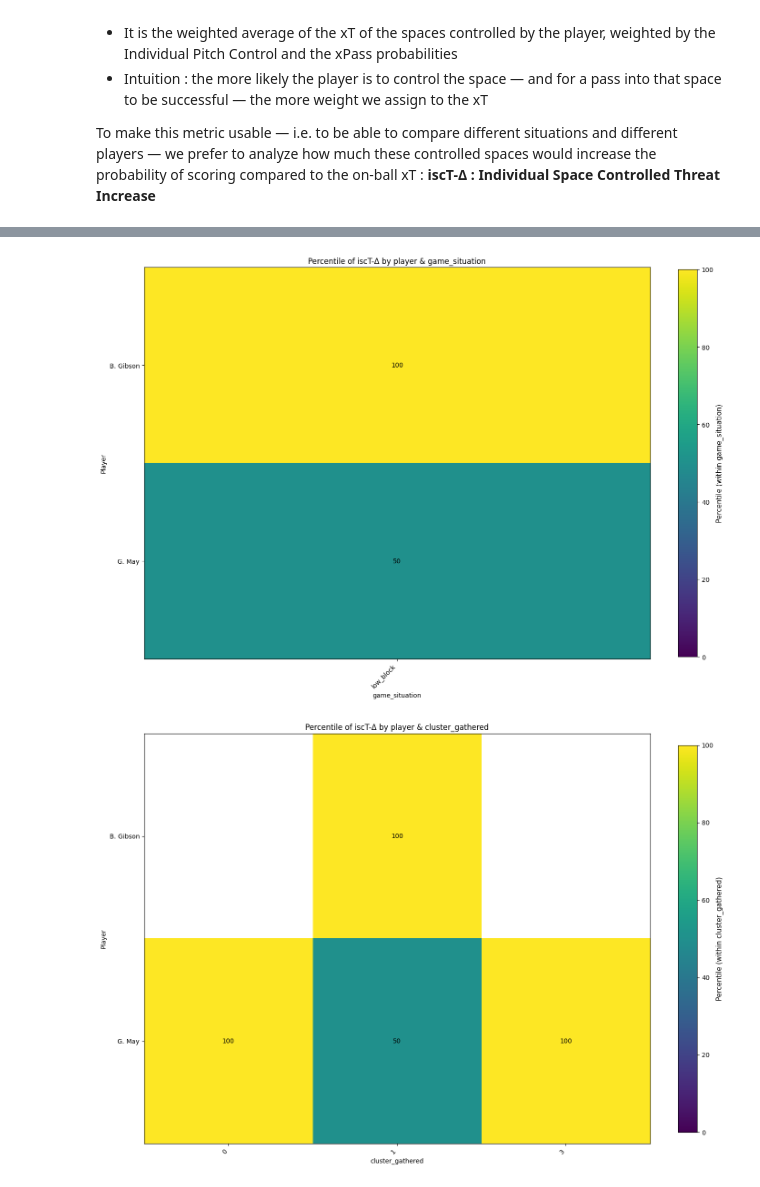
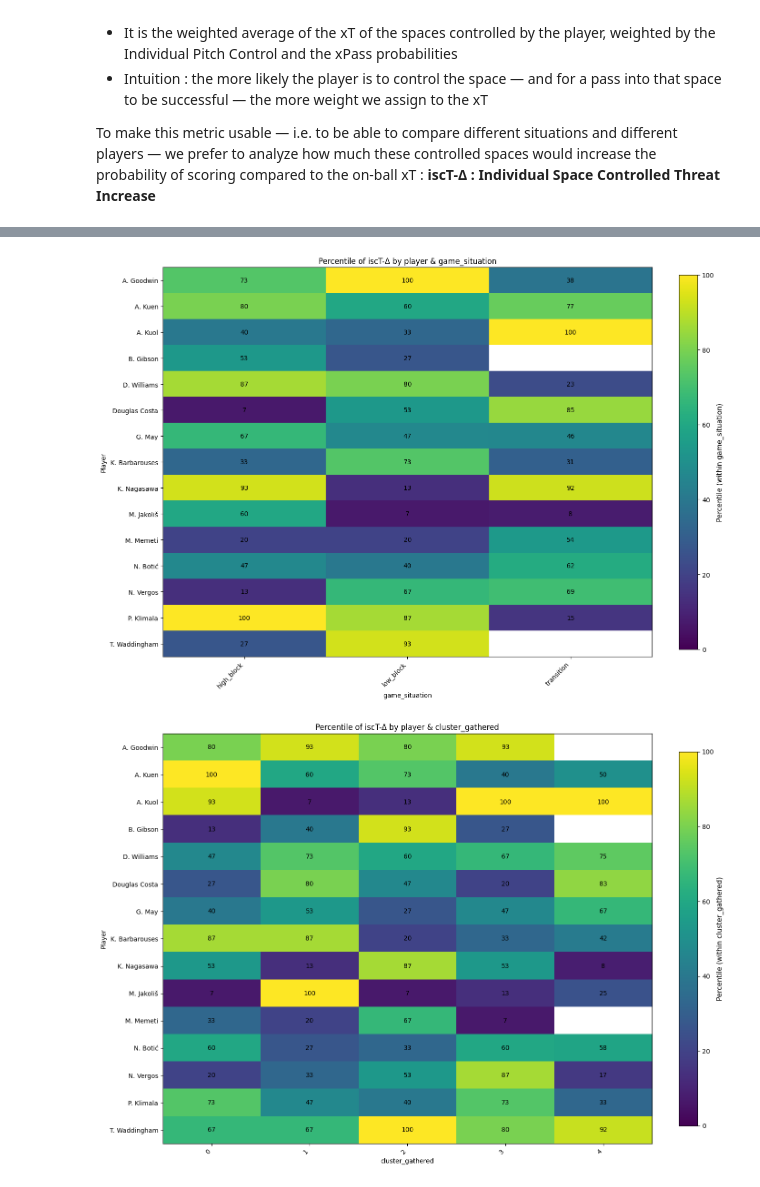
Before and after one commit to TustiWutsi/analytics_cup_research, a Jupyter notebook: submission.ipynb, the cells around one changed output, grey strips where cells are left out. Drawn from its saved outputs; the diff is of its cells as text; code cells hidden in the pictures.

```diff
--- a/submission.ipynb
+++ b/submission.ipynb
@@ -248,17 +334,17 @@ meta_out
 # %%
-meta_all = concat_all_meta_from_gcs()
+meta_all_matches = concat_all_meta_from_gcs()
 # %%
 pivot_percentiles = plot_player_percentiles(
-    meta_out=meta_out,
+    meta_out=meta_all_matches,
     dimension_col="game_situation"
 )
 # %% [output]
-[figure, old version]
+[figure, new version]
 # %%
 pivot_percentiles = plot_player_percentiles(
-    meta_out=meta_out,
+    meta_out=meta_all_matches,
     dimension_col="cluster_gathered",
     game_situation_filter="low_block"
 )
 # %% [output]
-[figure, old version]
+[figure, new version]
```
Also changed, not shown: parts of 21 cells of this notebook, 19 other files.
